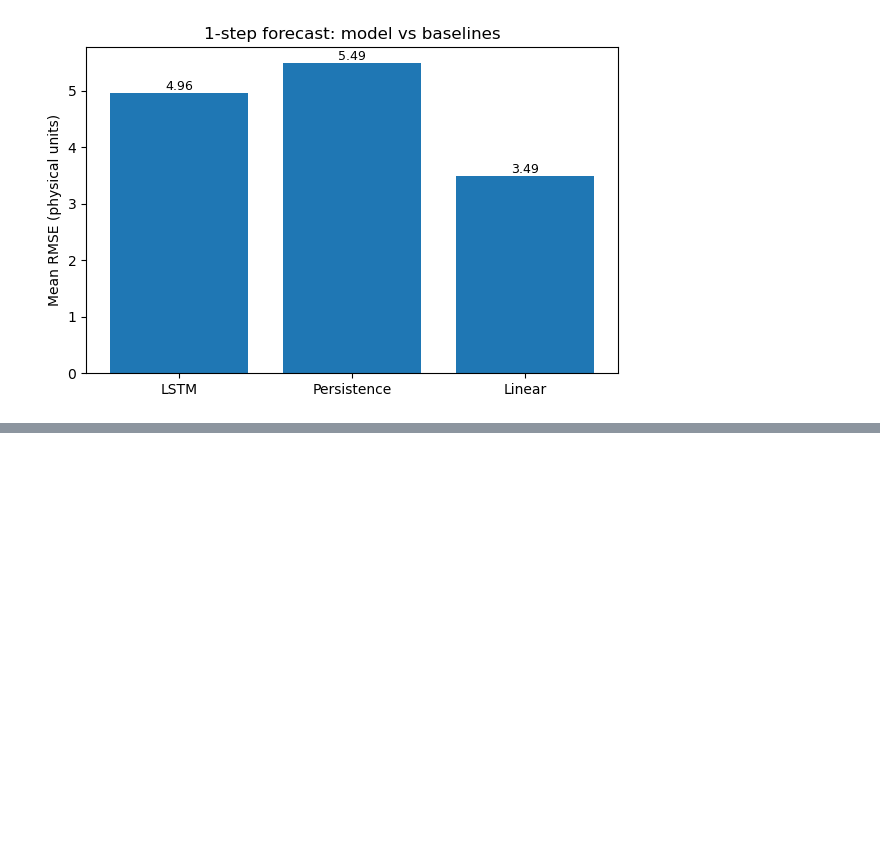
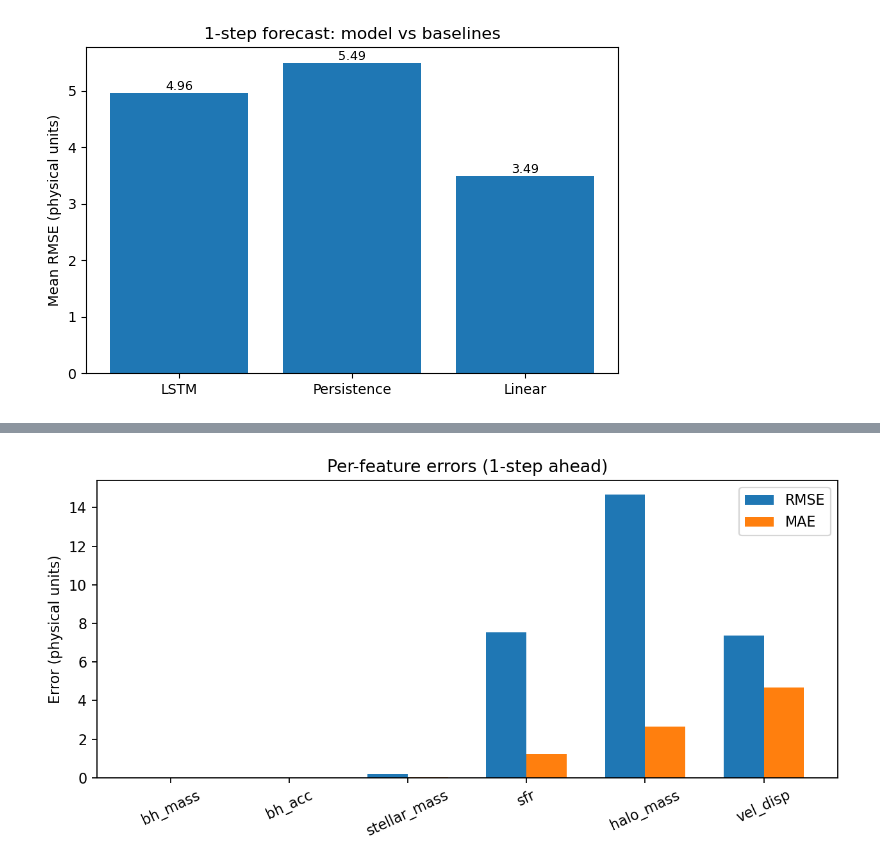
Before and after one commit to uptowncheetah95/Cosmic-Evolution-ML, a Jupyter notebook: black_hole_evolution/notebooks/post_training_analysis.ipynb, the cells around one changed output, grey strips where cells are left out. Saved outputs shown, nothing was run; the diff lists cells and outputs as text; code cells hidden in the pictures; blank space fills up the shorter version.

```diff
--- a/black_hole_evolution/notebooks/post_training_analysis.ipynb
+++ b/black_hole_evolution/notebooks/post_training_analysis.ipynb
@@ -661,3 +661,101 @@ print(f"[Baseline] Saved figure → {fig_path}")
 | Linear | 0.000560 | 0.007241 | 0.081704 | 6.611365 | 7.788249 | 6.431044 | 0.000109 | ... |
 [Baseline] Saved figure → ../data/results/figures/baseline_rmse_1step.png
 [figure]
+# %%
+# A — Per-feature RMSE/MAE (h=1 and 1..H)
+
+import numpy as np, pandas as pd, torch, matplotlib.pyplot as plt
+
+def collect_windows_for_h(seqs, h, window):
+    XW_list, Y_list = [], []
+    for sid, x in seqs.items():
+        if len(x) < window + h:
+            continue
+        for t in range(window, len(x) - h + 1):
+            XW_list.append(x[t-window:t, :])
+            Y_list.append(x[t + h - 1, :])
+    if not XW_list:
+        return None, None
+    return np.stack(XW_list).astype(np.float32), np.stack(Y_list).astype(np.float32)
+
+# Build normalized sequences per subhalo (reuses globals: ids, snaps, Xraw, mean, std, WINDOW, FEATURES, model, device, TAB_DIR, FIG_DIR)
+seqs = {}
+for sid in np.unique(ids):
+    m = ids == sid
+    s = snaps[m]
+    x = Xraw[m][np.argsort(s)]
+    x = (x - mean) / (std + 1e-8)
+    x = np.nan_to_num(x, nan=0.0, posinf=0.0, neginf=0.0)
+    seqs[int(sid)] = x
+
+@torch.no_grad()
+def roll_h(XW_norm, h):
+    Xw = torch.from_numpy(XW_norm).float().to(device)
+    y_pred = None
+    for _ in range(h):
+        y_pred = model(Xw)
+        # slide window with the newest prediction
+        y_exp = y_pred[:, None, :].detach().cpu().numpy()
+        Xw_np = Xw.cpu().numpy()
+        Xw_np = np.concatenate([Xw_np[:, 1:, :], y_exp], axis=1)
+        Xw = torch.from_numpy(Xw_np).float().to(device)
+    return y_pred.cpu().numpy()
+
+def rmse(A,B,axis=0): return np.sqrt(np.mean((A-B)**2, axis=axis))
+def mae(A,B,axis=0):  return np.mean(np.abs(A-B), axis=axis)
+
+# ---- Horizon 1: per-feature bar chart & CSV
+XW1, Y1 = collect_windows_for_h(seqs, 1, WINDOW)
+assert XW1 is not None, "No windows for horizon=1."
+P1 = roll_h(XW1, 1)                 # normalized
+P1_r = P1 * std + mean              # physical
+Y1_r = Y1 * std + mean
+
+rmse_1 = rmse(P1_r, Y1_r, axis=0)
+mae_1  = mae (P1_r, Y1_r, axis=0)
+df1 = pd.DataFrame({"feature": FEATURES, "RMSE": rmse_1, "MAE": mae_1})
+out1 = TAB_DIR / "per_feature_metrics_h1.csv"
+df1.to_csv(out1, index=False)
+
+plt.figure(figsize=(8,4))
+x = np.arange(len(FEATURES))
+plt.bar(x - 0.17, rmse_1, width=0.34, label="RMSE")
+plt.bar(x + 0.17, mae_1,  width=0.34, label="MAE")
+plt.xticks(x, FEATURES, rotation=25)
+plt.ylabel("Error (physical units)")
+plt.title("Per-feature errors (1-step ahead)")
+plt.legend()
+fig1 = FIG_DIR / "per_feature_errors_h1.png"
+plt.tight_layout(); plt.savefig(fig1, dpi=200)
+print(f"[A] Saved {out1} and {fig1}")
+
+# ---- Per-feature RMSE across horizons (adaptive)
+H = 10
+rows = []
+for h in range(1, H+1):
+    XWh, Yh = collect_windows_for_h(seqs, h, WINDOW)
+    if XWh is None:
+        continue
+    Ph = roll_h(XWh, h)
+    Ph_r = Ph * std + mean
+    Yh_r = Yh * std + mean
+    rmse_h = rmse(Ph_r, Yh_r, axis=0)
+    rows.append([h] + rmse_h.tolist())
+
+if rows:
+    dfH = pd.DataFrame(rows, columns=["horizon"] + FEATURES)
+    outH = TAB_DIR / "per_feature_rmse_vs_horizon.csv"
+    dfH.to_csv(outH, index=False)
+
+    plt.figure(figsize=(9,5))
+    for f in FEATURES:
+        plt.plot(dfH["horizon"], dfH[f], marker="o", label=f)
+    plt.xlabel("Steps ahead"); plt.ylabel("RMSE (physical units)")
+    plt.title("Per-feature RMSE vs horizon")
+    plt.legend(fontsize=8)
+    figH = FIG_DIR / "per_feature_rmse_vs_horizon.png"
+    plt.tight_layout(); plt.savefig(figH, dpi=200)
+    print(f"[A] Saved {outH} and {figH}")
+else:
+    print("[A] No horizons had enough samples for the RMSE vs horizon plot.")
+# %% [output]
@@ -663,0 +764 @@ print(f"[Baseline] Saved figure → {fig_path}")
+[figure, added]
```
Also changed, not shown: parts of 3 cells of this notebook, 12 other files.
